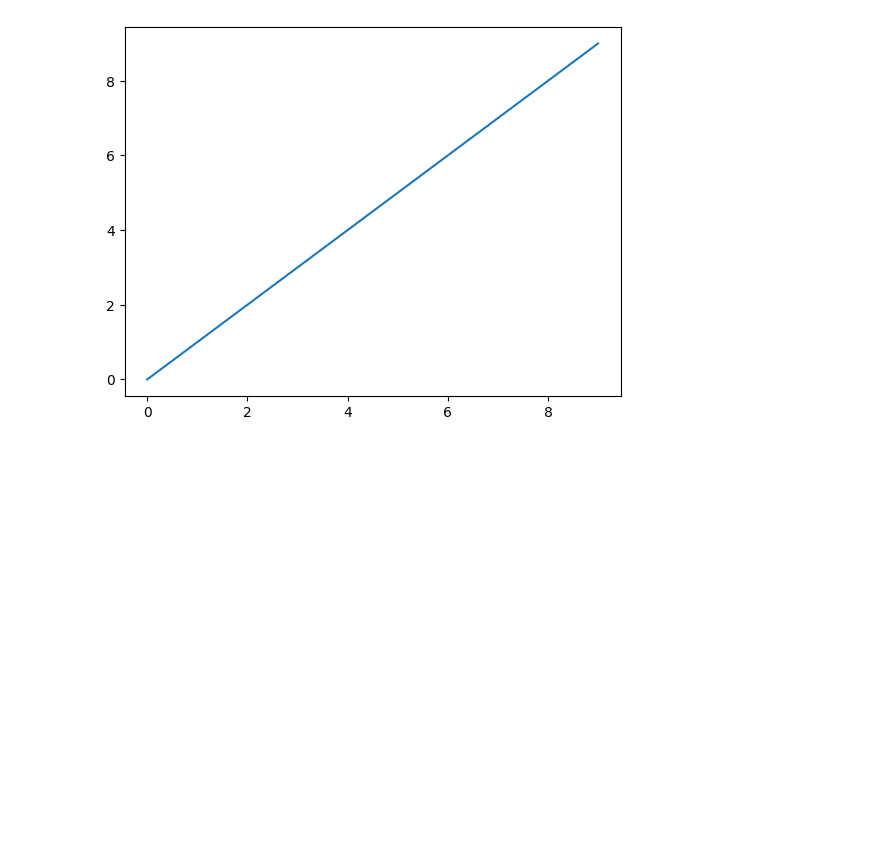
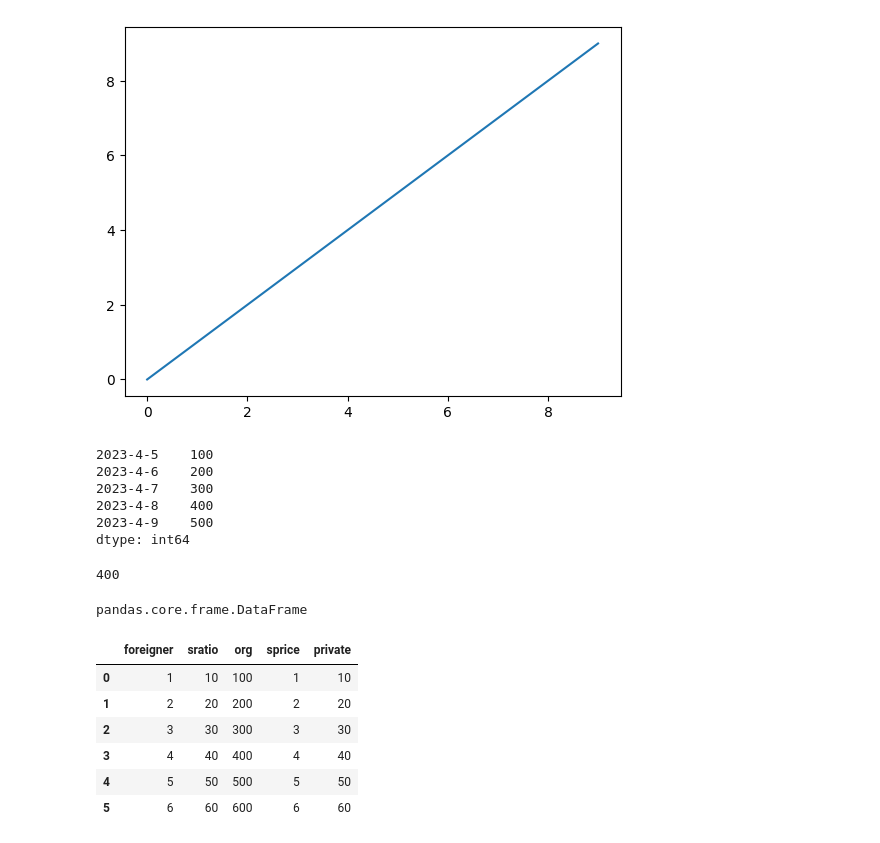
Before and after one commit to helloTestAcc/tPython, a Jupyter notebook: DemoPandas.ipynb, the cells around one changed output. Saved outputs shown, nothing was run; the diff lists cells and outputs as text; code cells hidden in the pictures; blank space fills up the shorter version.

```diff
--- a/DemoPandas.ipynb
+++ b/DemoPandas.ipynb
@@ -11,3 +14,45 @@ Using matplotlib backend: QtAgg
 Populating the interactive namespace from numpy and matplotlib
 [<matplotlib.lines.Line2D at 0x...>]
 [figure]
+# %%
+#2가지 선언중에 하나
+from pandas import Series, DataFrame
+import pandas as pd
+
+myCampus = Series([100,200,300,400,500],
+    index=["2023-4-5","2023-4-6","2023-4-7","2023-4-8","2023-4-9"])
+myCampus
+#실행하고 새로운 셀 추가:shift+enter
+# %% [output]
+2023-4-5    100
+2023-4-6    200
+2023-4-7    300
+2023-4-8    400
+2023-4-9    500
+dtype: int64
+# %%
+myCampus["2023-4-8"]
+# %% [output]
+400
+# %%
+#DataFrame을 생성(dict-list)
+data = {"foreigner":[1,2,3,4,5,6],
+        "sratio":[10,20,30,40,50,60],
+        "org":[100,200,300,400,500,600],
+        "sprice":[1,2,3,4,5,6],
+        "private":[10,20,30,40,50,60]
+        }
+frame = DataFrame(data)
+type(frame)
+# %% [output]
+pandas.core.frame.DataFrame
+# %%
+frame
+# %% [output]
+|  | foreigner | sratio | org | sprice | private |
+| 0 | 1 | 10 | 100 | 1 | 10 |
+| 1 | 2 | 20 | 200 | 2 | 20 |
+| 2 | 3 | 30 | 300 | 3 | 30 |
+| 3 | 4 | 40 | 400 | 4 | 40 |
+| 4 | 5 | 50 | 500 | 5 | 50 |
+| 5 | 6 | 60 | 600 | 6 | 60 |
```
Also changed, not shown: parts of 11 cells of this notebook, 9 other files.
